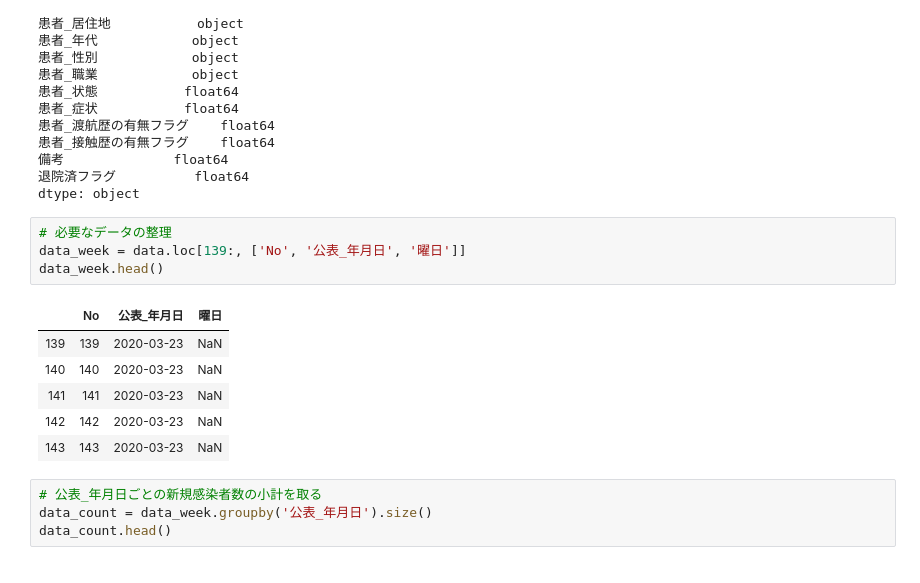
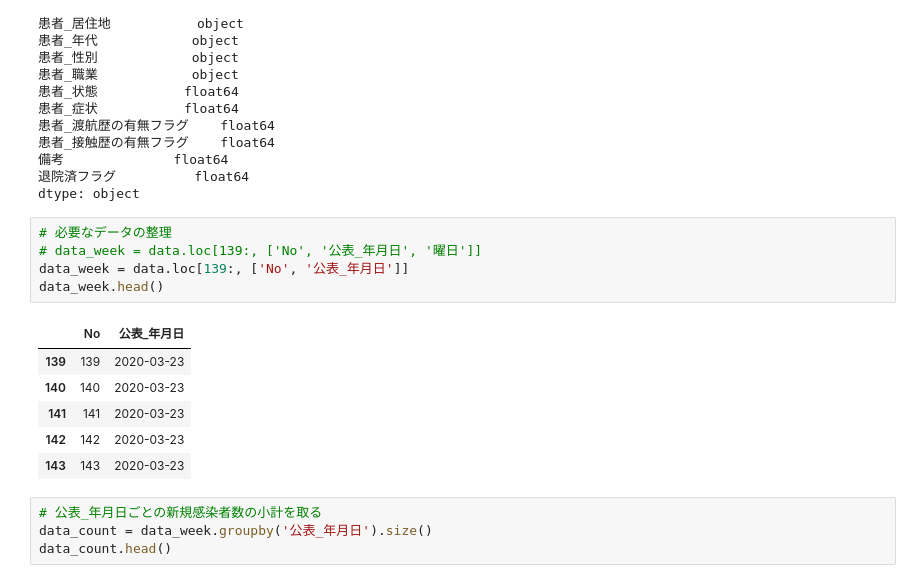
Before and after one commit to k16kgw/covid19, a Jupyter notebook: tokyo/week.ipynb, the cells around one changed output. Cells and saved outputs as stored; diff of their text form.

```diff
--- a/tokyo/week.ipynb
+++ b/tokyo/week.ipynb
@@ -55,15 +55,16 @@ No                int64
 dtype: object
 # %%
 # 必要なデータの整理
-data_week = data.loc[139:, ['No', '公表_年月日', '曜日']]
+# data_week = data.loc[139:, ['No', '公表_年月日', '曜日']]
+data_week = data.loc[139:, ['No', '公表_年月日']]
 data_week.head()
 # %% [output]
-|  | No | 公表_年月日 | 曜日 |
-| 139 | 139 | 2020-03-23 | NaN |
-| 140 | 140 | 2020-03-23 | NaN |
-| 141 | 141 | 2020-03-23 | NaN |
-| 142 | 142 | 2020-03-23 | NaN |
-| 143 | 143 | 2020-03-23 | NaN |
+|  | No | 公表_年月日 |
+| 139 | 139 | 2020-03-23 |
+| 140 | 140 | 2020-03-23 |
+| 141 | 141 | 2020-03-23 |
+| 142 | 142 | 2020-03-23 |
+| 143 | 143 | 2020-03-23 |
 # %%
 # 公表_年月日ごとの新規感染者数の小計を取る
 data_count = data_week.groupby('公表_年月日').size()
```
Also changed, not shown: parts of 4 cells of this notebook, 10 other files.
